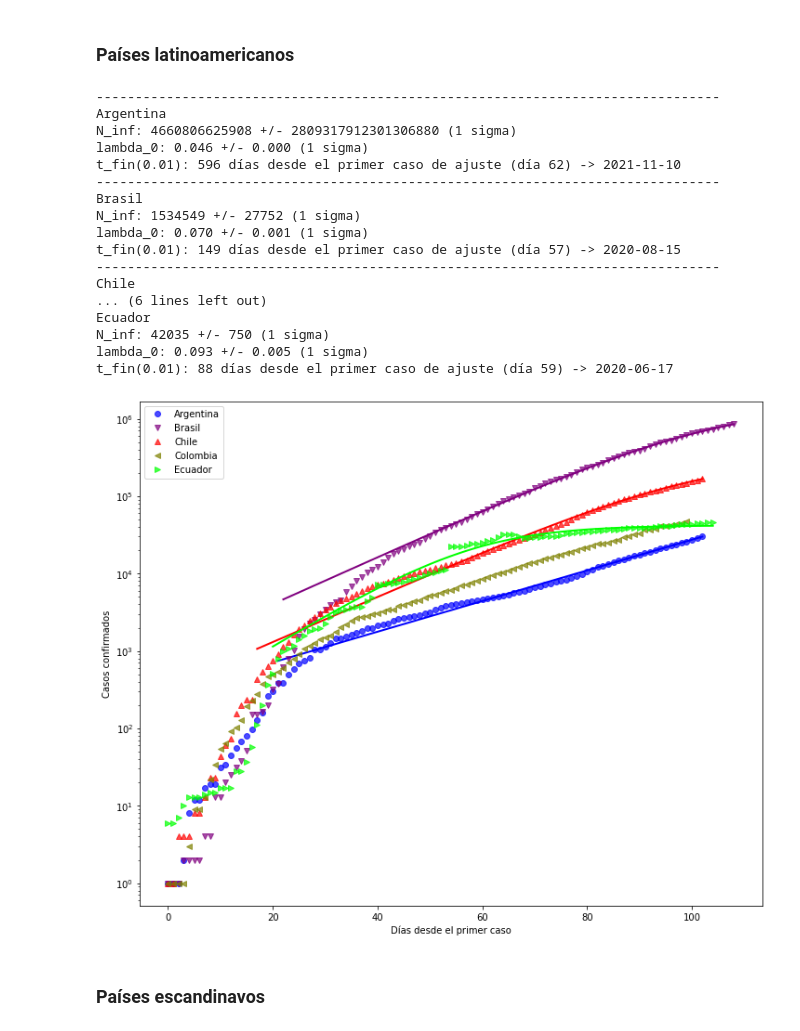
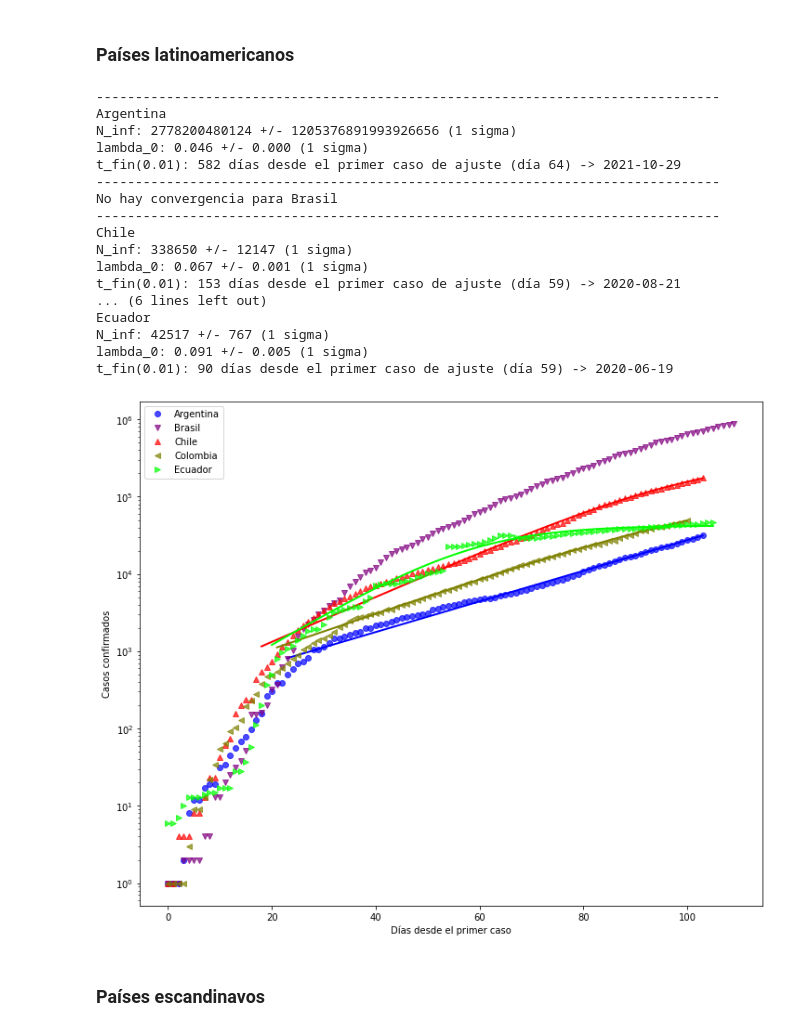
Before and after one commit to manuxch/logistic-covid19, a Jupyter notebook: Logistic_model_COVID-19.ipynb, the cells around one changed output. Saved outputs shown, nothing was run; the diff lists cells and outputs as text; code cells hidden in the pictures.

Commit message:
Actualización diaria de visualizaciones, ajustes y registros

```diff
--- a/Logistic_model_COVID-19.ipynb
+++ b/Logistic_model_COVID-19.ipynb
@@ -203,26 +203,26 @@ t_fin(0.01): 114 días desde el primer caso de ajuste (día 55) -> 2020-07-09
 # %% [markdown]
 ### Países latinoamericanos
 # %%
-plot_fit(cases_lat, 375, 'Casos confirmados', logscale=True, p_fin=0.01)
+plot_fit(cases_lat, 500, 'Casos confirmados', logscale=True, p_fin=0.01)
 # %% [output]
 --------------------------------------------------------------------------------
 Argentina
-N_inf: 4660806625908 +/- 2809317912301306880 (1 sigma)
+N_inf: 2778200480124 +/- 1205376891993926656 (1 sigma)
 lambda_0: 0.046 +/- 0.000 (1 sigma)
-t_fin(0.01): 596 días desde el primer caso de ajuste (día 62) -> 2021-11-10
+t_fin(0.01): 582 días desde el primer caso de ajuste (día 64) -> 2021-10-29
 --------------------------------------------------------------------------------
-Brasil
-N_inf: 1534549 +/- 27752 (1 sigma)
-lambda_0: 0.070 +/- 0.001 (1 sigma)
-t_fin(0.01): 149 días desde el primer caso de ajuste (día 57) -> 2020-08-15
+No hay convergencia para Brasil
 --------------------------------------------------------------------------------
 Chile
+N_inf: 338650 +/- 12147 (1 sigma)
+lambda_0: 0.067 +/- 0.001 (1 sigma)
+t_fin(0.01): 153 días desde el primer caso de ajuste (día 59) -> 2020-08-21
 ... (6 lines left out)
 Ecuador
-N_inf: 42035 +/- 750 (1 sigma)
-lambda_0: 0.093 +/- 0.005 (1 sigma)
-t_fin(0.01): 88 días desde el primer caso de ajuste (día 59) -> 2020-06-17
+N_inf: 42517 +/- 767 (1 sigma)
+lambda_0: 0.091 +/- 0.005 (1 sigma)
+t_fin(0.01): 90 días desde el primer caso de ajuste (día 59) -> 2020-06-19
-[figure, old version]
+[figure, new version]
 # %% [markdown]
 ### Países escandinavos
 # %%
```
Also changed, not shown: parts of 8 cells of this notebook.
